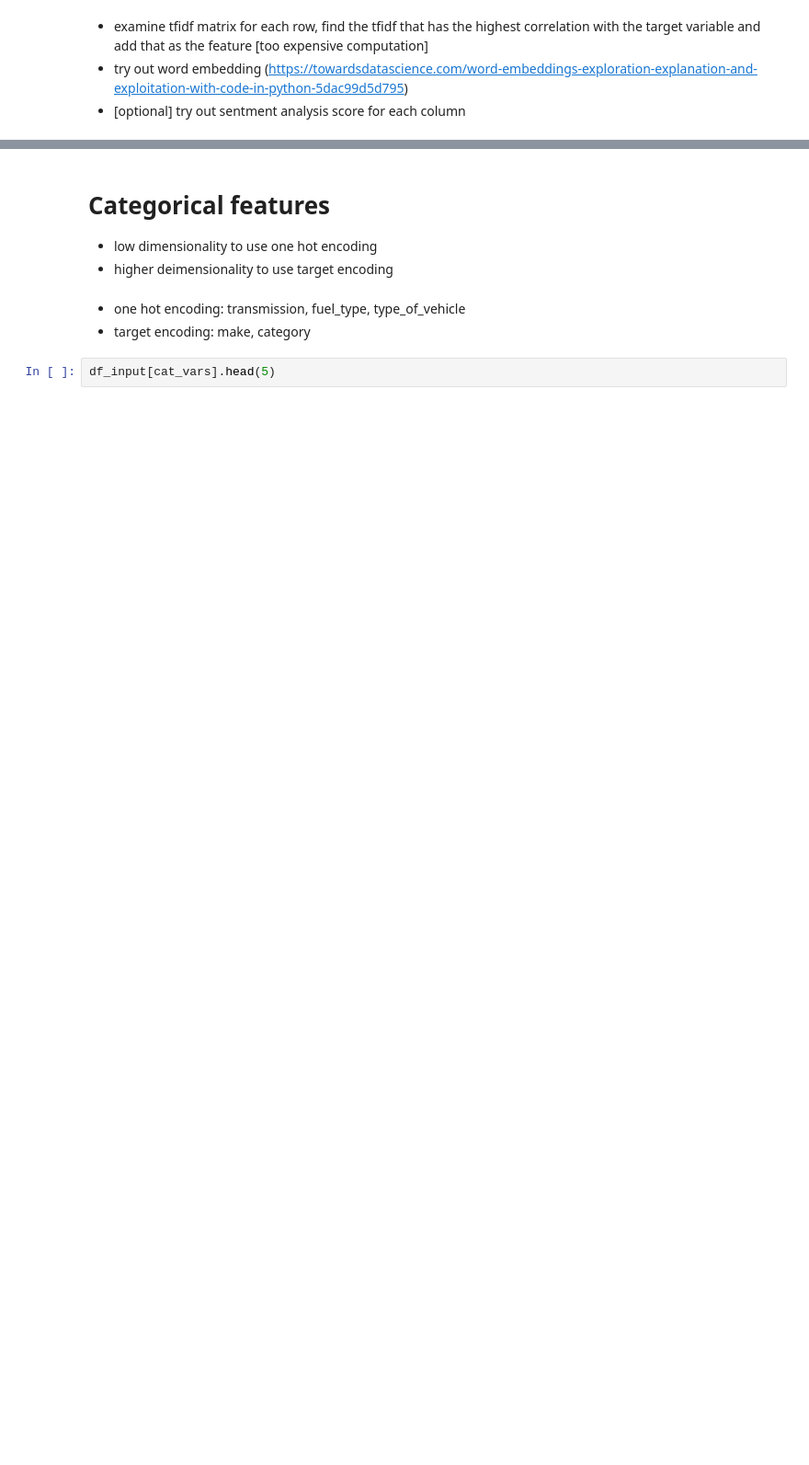
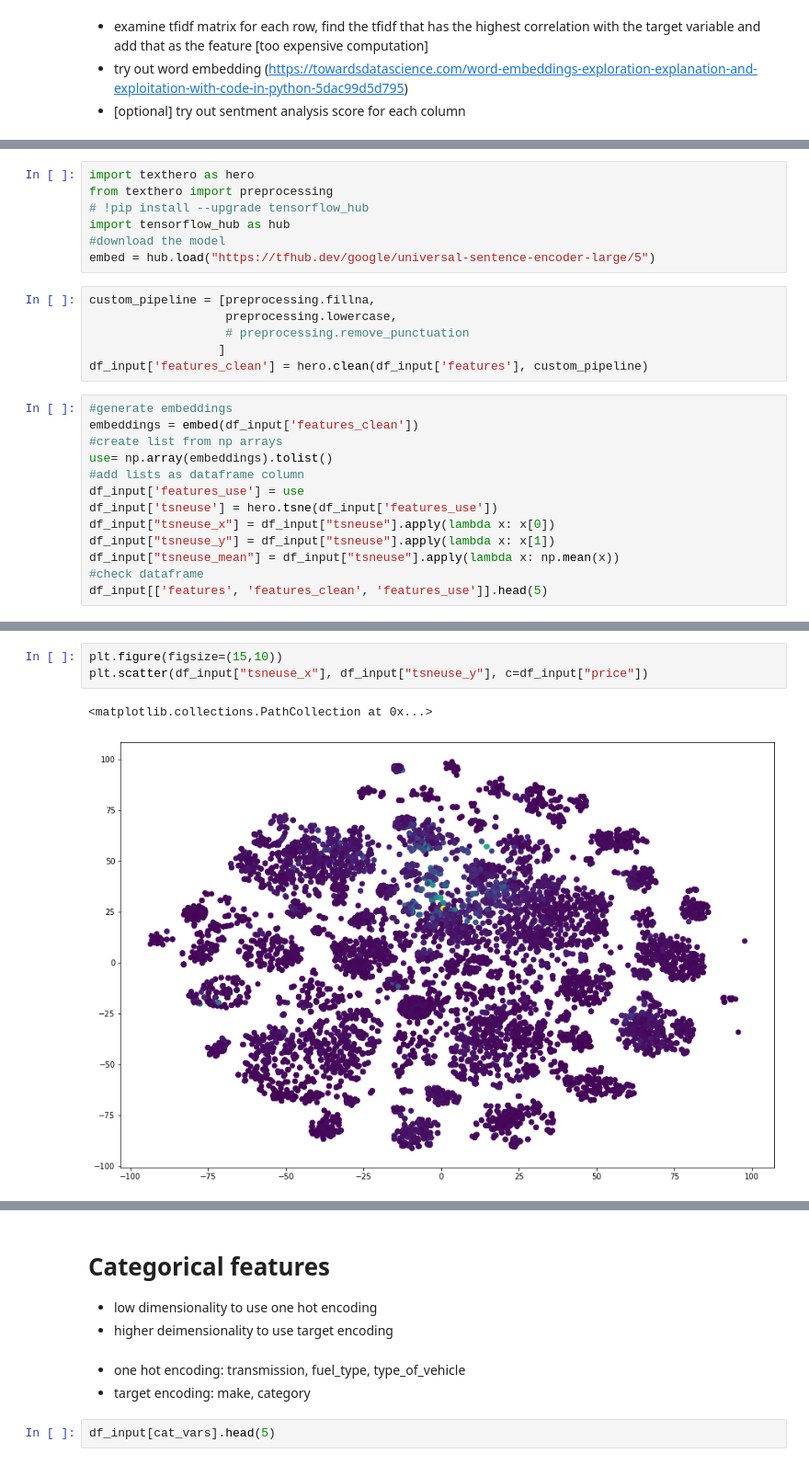
Before and after one commit to yy96/cs5228_project_MARS, a Jupyter notebook: notebooks/2. yy-feature-engineering.ipynb, the cells around one changed output, grey strips where cells are left out. Shown at 92% size. Drawn from its saved outputs; the diff is of its cells as text; blank space fills up the shorter version.

```diff
--- a/notebooks/2. yy-feature-engineering.ipynb
+++ b/notebooks/2. yy-feature-engineering.ipynb
@@ -495,0 +468,26 @@ The is_first_col function was deprecated in Matplotlib 3.4 and will be removed t
+# %%
+import texthero as hero
+from texthero import preprocessing
+# !pip install --upgrade tensorflow_hub
+import tensorflow_hub as hub
+#download the model
+embed = hub.load("https://tfhub.dev/google/universal-sentence-encoder-large/5")
+# %%
+custom_pipeline = [preprocessing.fillna,
+                   preprocessing.lowercase,
+                   # preprocessing.remove_punctuation
+                  ]
+df_input['features_clean'] = hero.clean(df_input['features'], custom_pipeline)
+# %%
+#generate embeddings
+embeddings = embed(df_input['features_clean'])
+#create list from np arrays
+use= np.array(embeddings).tolist()
+#add lists as dataframe column
+df_input['features_use'] = use
+df_input['tsneuse'] = hero.tsne(df_input['features_use'])
+df_input["tsneuse_x"] = df_input["tsneuse"].apply(lambda x: x[0])
+df_input["tsneuse_y"] = df_input["tsneuse"].apply(lambda x: x[1])
+df_input["tsneuse_mean"] = df_input["tsneuse"].apply(lambda x: np.mean(x))
+#check dataframe
+df_input[['features', 'features_clean', 'features_use']].head(5)
@@ -495,0 +509,6 @@ The is_first_col function was deprecated in Matplotlib 3.4 and will be removed t
+# %%
+plt.figure(figsize=(15,10))
+plt.scatter(df_input["tsneuse_x"], df_input["tsneuse_y"], c=df_input["price"])
+# %% [output]
+<matplotlib.collections.PathCollection at 0x...>
+[figure, added]
```
Also changed, not shown: parts of 146 cells of this notebook.
